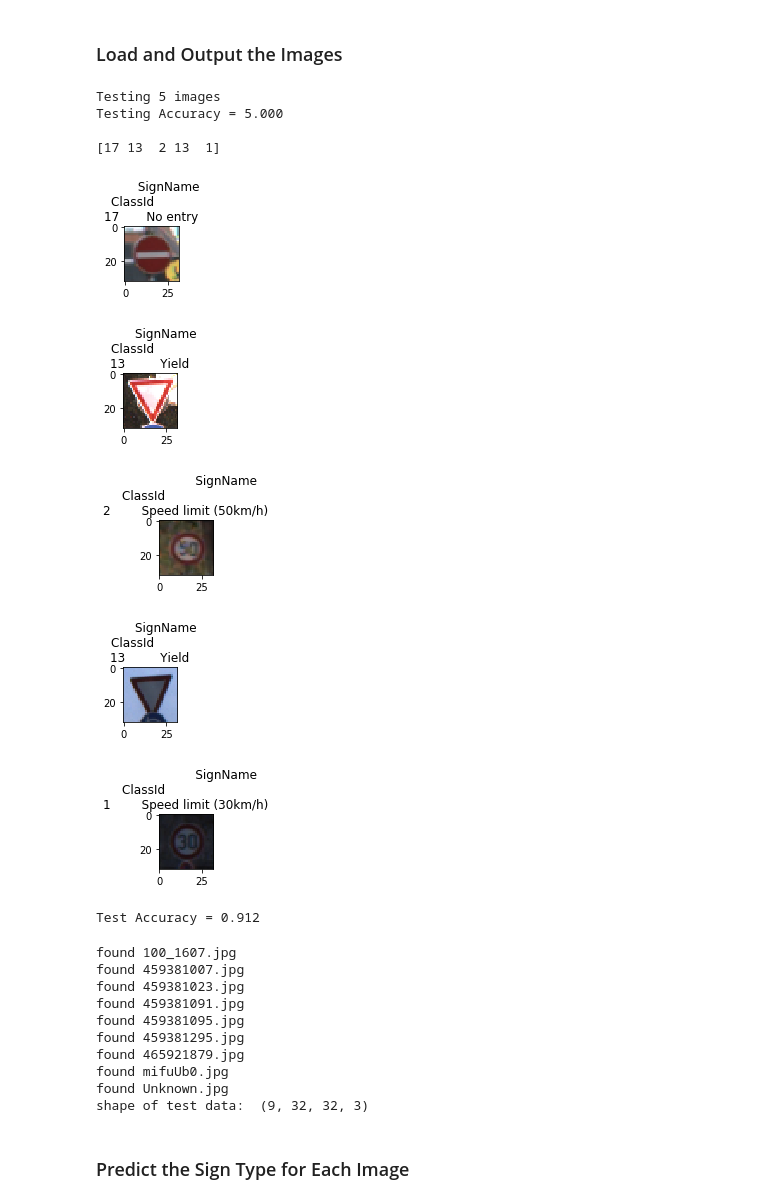
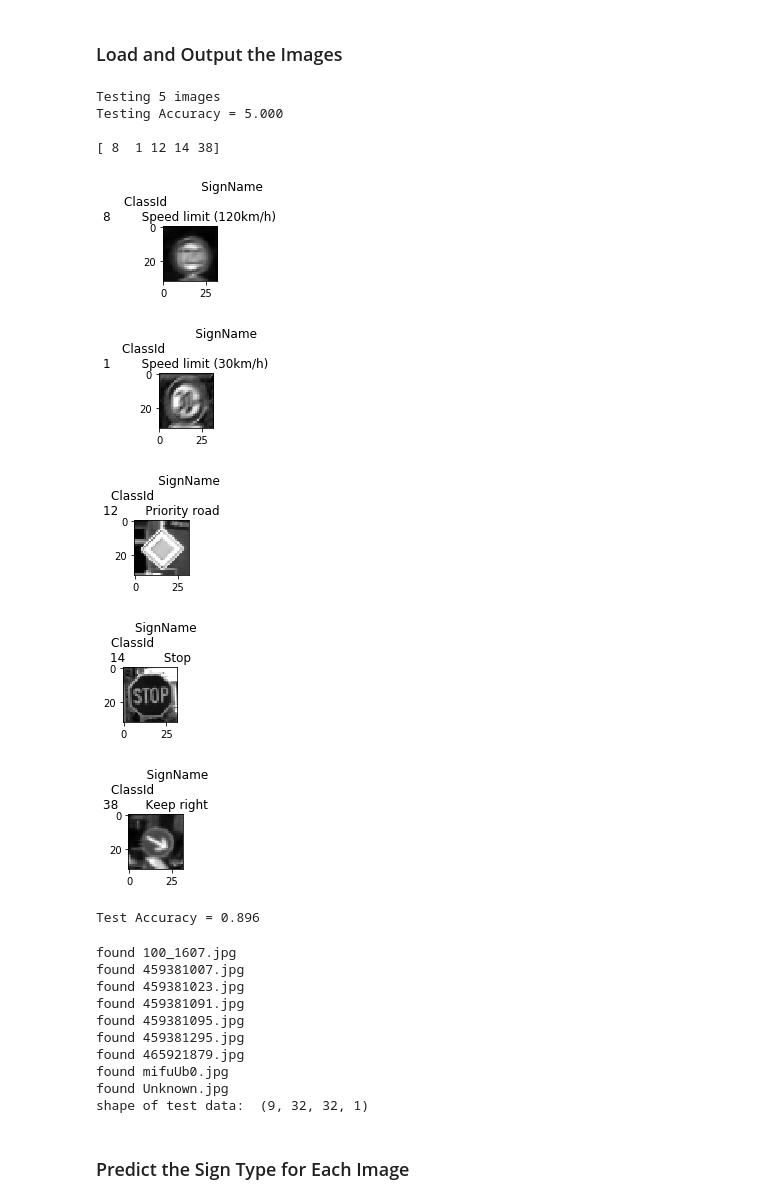
Before and after one commit to vtretyakov/traffic_signs_classification, a Jupyter notebook: Traffic_Sign_Classifier.ipynb, the cells around one changed output. Cells and saved outputs as stored; diff of their text form; code cells hidden in the pictures.

Commit message:
gray-scale implementation

```diff
--- a/Traffic_Sign_Classifier.ipynb
+++ b/Traffic_Sign_Classifier.ipynb
@@ -156,6 +156,7 @@ Use the code cell (or multiple code cells, if necessary) to implement the first
 ### converting to grayscale, etc.
 ### Feel free to use as many code cells as needed.
 from sklearn.utils import shuffle
+from PIL import Image
 
 def rgb2gray(rgb):
     return np.dot(rgb[...,:3], [0.299, 0.587, 0.114])
@@ -169,7 +170,18 @@ def normalize(image):
 X_train, y_train = shuffle(X_train, y_train)
 
 #convert to gray-scale
-#X_train = rgb2gray(X_train)
+image_depth = 1
+X_train = rgb2gray(X_train)
+X_train = X_train.reshape(len(X_train),32,32,1)
+X_valid = rgb2gray(X_valid)
+X_valid = X_valid.reshape(len(X_valid),32,32,1)
+X_test = rgb2gray(X_test)
+X_test = X_test.reshape(len(X_test),32,32,1)
+
+print ("new shape ",X_train[0].shape)
+X_train_tmp = X_train[42].squeeze() #one sample just to display
+plt.figure(figsize=(1,1))
+plt.imshow(X_train_tmp, cmap='gray')
 
 #normalize
 X_train_norm = normalize(X_train)
@@ -189,6 +203,7 @@ import tensorflow as tf
 
 EPOCHS = 50
 BATCH_SIZE = 128
+
 
 from tensorflow.contrib.layers import flatten
 
@@ -200,7 +215,7 @@ def LeNet(x):
     sigma = 0.1
 
     # TODO: Layer 1: Convolutional. Input = 32x32x3. Output = 28x28x6.
-    L1_W = tf.Variable(tf.truncated_normal((5, 5, 3, 6), mean = mu, stddev = sigma)) # (height, width, input_depth, output_depth)
+    L1_W = tf.Variable(tf.truncated_normal((5, 5, image_depth, 6), mean = mu, stddev = sigma)) # (height, width, input_depth, output_depth)
     L1_b = tf.Variable(tf.zeros(6))
     L1 = tf.nn.conv2d(x, L1_W, strides=[1, 1, 1, 1], padding='VALID')
     L1 = tf.nn.bias_add(L1, L1_b)
@@ -224,7 +239,6 @@ def LeNet(x):
     L2 = tf.nn.max_pool(L2, ksize=[1, 2, 2, 1], strides=[1, 2, 2, 1], padding='VALID')
 
     # TODO: Flatten. Input = 5x5x16. Output = 400.
-    #L2 = tf.reshape(L2, [-1]) #did not work somehow
     L2 = flatten(L2)
 
     # TODO: Layer 3: Fully Connected. Input = 400. Output = 120.
@@ -248,7 +262,7 @@ def LeNet(x):
     L4 = tf.nn.relu(L4)
     L4 = tf.nn.dropout(L4, 0.75) # Dropout, probability to keep units
 
-    # TODO: Layer 5: Fully Connected. Input = 84. Output = 10.
+    # TODO: Layer 5: Fully Connected. Input = 84. Output = 43.
     L5_W = tf.Variable(tf.truncated_normal(shape=(84, n_classes), mean = mu, stddev = sigma)) # (height, width, input_depth, output_depth)
     L5_b = tf.Variable(tf.zeros(n_classes))
     logits = tf.add(tf.matmul(L4, L5_W), L5_b)
@@ -268,7 +282,7 @@ sets imply underfitting. A high accuracy on the training set but low accuracy on
 ### Feel free to use as many code cells as needed.
 
 #Features and Labels
-x = tf.placeholder(tf.float32, (None, 32, 32, 3))
+x = tf.placeholder(tf.float32, (None, 32, 32, image_depth))
 y = tf.placeholder(tf.int32, (None))
 one_hot_y = tf.one_hot(y, n_classes)
 
@@ -370,42 +384,43 @@ for n in range(num_test_images):
 
 for n in range(num_test_images):
     plt.figure(figsize=(1,1)).add_subplot(1,1,1).set_title(sign_meanings[n])
-    plt.imshow(X_test_subset_display[n])
+    X_test_subset_display[n] = X_test_subset_display[n].squeeze()
+    plt.imshow(X_test_subset_display[n], cmap='gray')
 
 #compute prediction of the sign
 prediction=tf.argmax(logits,1)
 def test(X_data, y_data):
     num_examples = len(X_data)
     total_accuracy = 0
     sess = tf.get_default_session()
     for n in range(num_examples):
         accuracy = sess.run(accuracy_operation, feed_dict={x: X_data, y: y_data})
         total_accuracy += (accuracy * len(X_data))
         predictions = sess.run(prediction, feed_dict={x: X_data, y: y_data})
     return total_accuracy / num_examples, predictions
 
 #Test the Model on the subset. Note! It is not meant to be used to tune the model, just for educational purpose.
 #X_test_subset = normalize(X_test_subset)
 
 with tf.Session() as sess:
     saver.restore(sess, tf.train.latest_checkpoint('.'))
     num_examples = len(X_test_subset)
 
     print("Testing {} images".format(num_examples))
     validation_accuracy, predictions = test(X_test_subset, y_test_subset)
     print("Testing Accuracy = {:.3f}".format(validation_accuracy))
     print()
     print(predictions)
 # %% [output]
 Testing 5 images
 Testing Accuracy = 5.000
 
-[17 13  2 13  1]
+[ 8  1 12 14 38]
-[figure, old version]
+[figure, new version]
-[figure, old version]
+[figure, new version]
-[figure, old version]
+[figure, new version]
-[figure, old version]
+[figure, new version]
-[figure, old version]
+[figure, new version]
 # %%
 #Evaluate on the full set of test images
 with tf.Session() as sess:
@@ -414,7 +429,7 @@ with tf.Session() as sess:
     test_accuracy = evaluate(X_test, y_test)
     print("Test Accuracy = {:.3f}".format(test_accuracy))
 # %% [output]
-Test Accuracy = 0.912
+Test Accuracy = 0.896
 # %%
 #load images from disk
 import os, sys, glob
@@ -476,8 +491,10 @@ def normalize_np(image):
    image_norm = (image - mean) / std
    return image_norm
 
+X_new = rgb2gray(X_new)
+X_new = X_new.reshape(len(X_new),32,32,1)
 X_new_prep = normalize_np(X_new)
-print ("shape of test data: ", X_new.shape)
+print ("shape of test data: ", X_new_prep.shape)
 # %% [output]
 found 100_1607.jpg
 found 459381007.jpg
@@ -488,7 +505,7 @@ found 459381295.jpg
 found 465921879.jpg
 found mifuUb0.jpg
 found Unknown.jpg
-shape of test data:  (9, 32, 32, 3)
+shape of test data:  (9, 32, 32, 1)
 # %% [markdown]
 ### Predict the Sign Type for Each Image
 # %%
```
Also changed, not shown: parts of 9 cells of this notebook, 4 other files.
